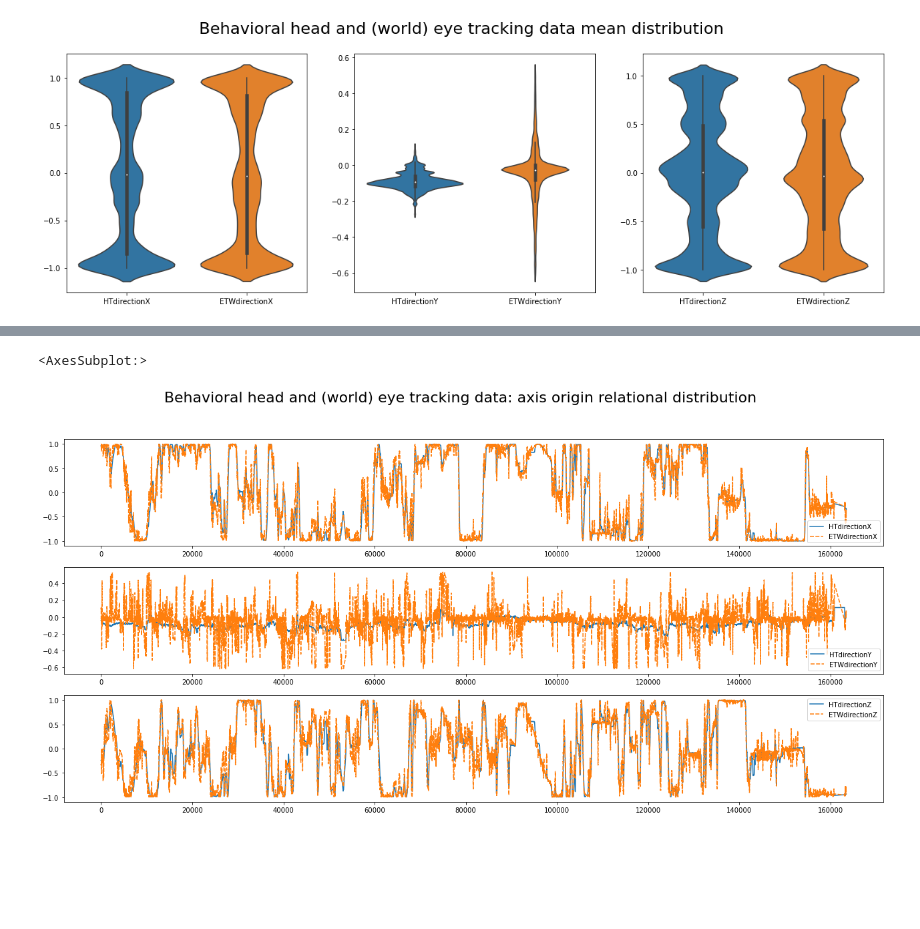
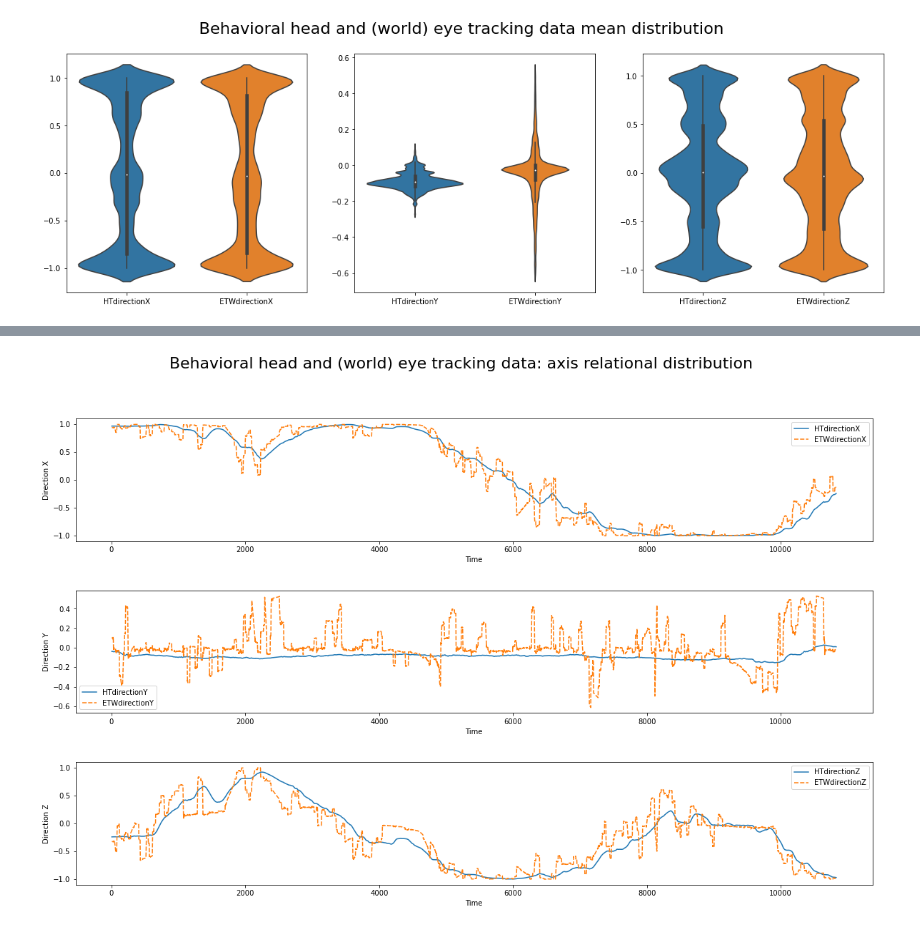
Before and after one commit to JohnMadrid/VillageBehavioralWalk, a Jupyter notebook: positions_filtering.ipynb, the cells around one changed output, grey strips where cells are left out. Saved outputs shown, nothing was run; the diff lists cells and outputs as text; code cells hidden in the pictures; blank space fills up the shorter version.

```diff
--- a/positions_filtering.ipynb
+++ b/positions_filtering.ipynb
@@ -427,13 +433,19 @@ sns.lineplot(data=filtered_df[['HToriginZ', 'ETWoriginZ']], ax=ax[2])
 # %%
-fig, ax = plt.subplots(3,1, figsize=(22, 10))
+fig, ax = plt.subplots(3,1, figsize=(20, 12))
 
-fig.suptitle("Behavioral head and (world) eye tracking data: axis direction relational distribution", fontsize=22)
+fig.suptitle("Behavioral head and (world) eye tracking data: axis relational distribution", fontsize=22)
 
 # d = filtered_df[['HToriginX','ETWoriginX','HToriginZ', 'ETWoriginZ']]
 
-sns.lineplot(data=filtered_df[['HTdirectionX','ETWdirectionX']], ax=ax[0])
-sns.lineplot(data=filtered_df[['HTdirectionY', 'ETWdirectionY']], ax=ax[1])
-sns.lineplot(data=filtered_df[['HTdirectionZ', 'ETWdirectionZ']], ax=ax[2])
+sns.lineplot(data=filtered_df[['HTdirectionX','ETWdirectionX']].head(10000), ax=ax[0])
+ax[0].set_xlabel('Time')
+ax[0].set_ylabel('Direction X')
+sns.lineplot(data=filtered_df[['HTdirectionY', 'ETWdirectionY']].head(10000), ax=ax[1])
+ax[1].set_xlabel('Time')
+ax[1].set_ylabel('Direction Y')
+sns.lineplot(data=filtered_df[['HTdirectionZ', 'ETWdirectionZ']].head(10000), ax=ax[2])
+ax[2].set_xlabel('Time')
+ax[2].set_ylabel('Direction Z')
+fig.subplots_adjust(hspace=0.4)
 # %% [output]
-<AxesSubplot:>
-[figure, old version]
+[figure, new version]
```
Also changed, not shown: parts of 1 cell of this notebook.
